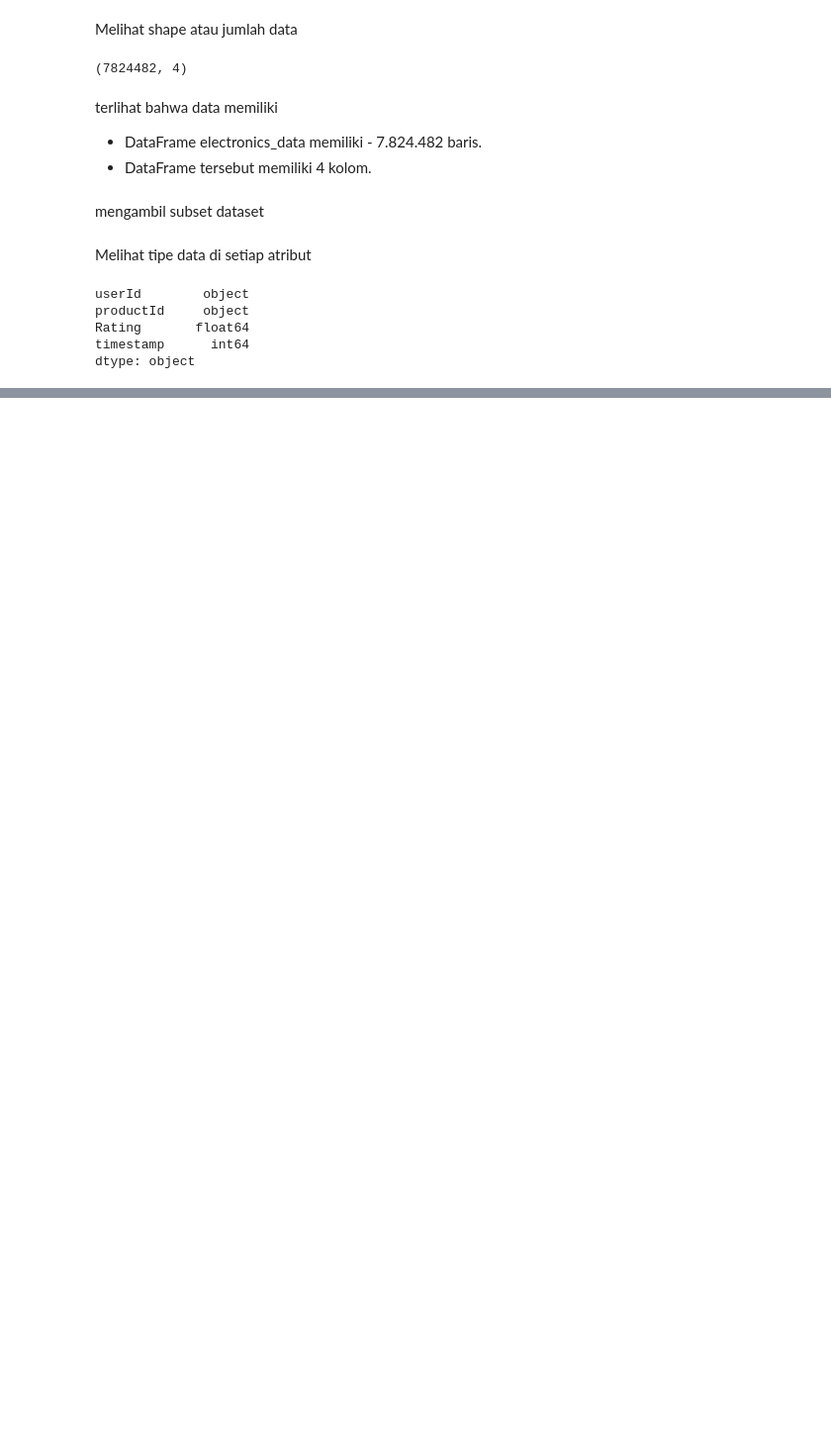
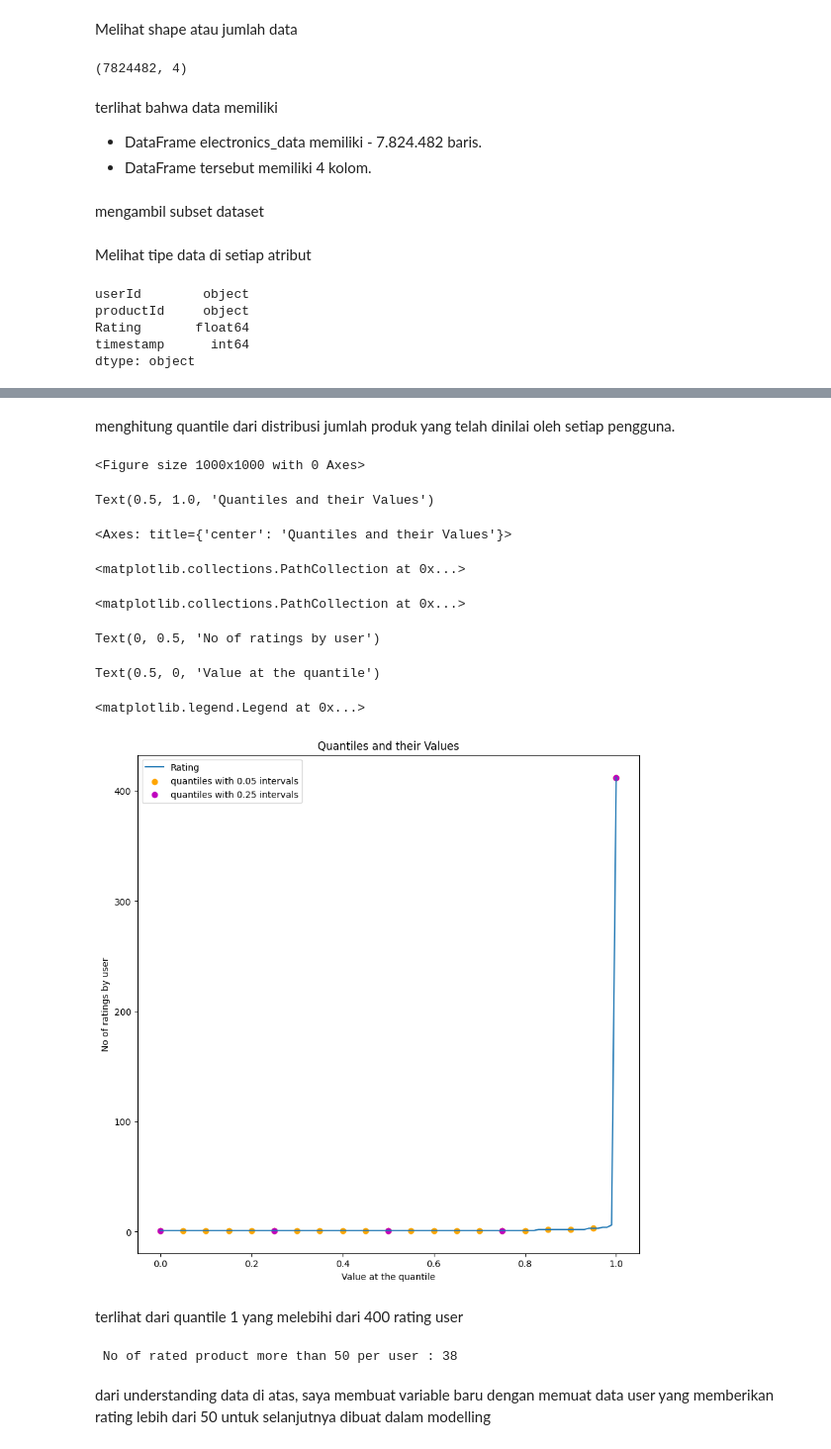
Before and after one commit to olober76/AmazonRecomsys, a Jupyter notebook: AmazonRecomSys.ipynb, the cells around one changed output, grey strips where cells are left out. Shown at 99% size. Saved outputs shown, nothing was run; the diff lists cells and outputs as text; code cells hidden in the pictures; blank space fills up the shorter version.

```diff
--- a/AmazonRecomSys.ipynb
+++ b/AmazonRecomSys.ipynb
@@ -133,0 +338,34 @@ dtype: object
+# %% [markdown]
+menghitung quantile dari distribusi jumlah produk yang telah dinilai oleh setiap pengguna.
+# %%
+quantiles = no_of_rated_products_per_user.quantile(np.arange(0,1.01,0.01), interpolation='higher')
+# %%
+plt.figure(figsize=(10,10))
+plt.title("Quantiles and their Values")
+quantiles.plot()
+# quantiles with 0.05 difference
+plt.scatter(x=quantiles.index[::5], y=quantiles.values[::5], c='orange', label="quantiles with 0.05 intervals")
+# quantiles with 0.25 difference
+plt.scatter(x=quantiles.index[::25], y=quantiles.values[::25], c='m', label = "quantiles with 0.25 intervals")
+plt.ylabel('No of ratings by user')
+plt.xlabel('Value at the quantile')
+plt.legend(loc='best')
+plt.show()
+# %% [output]
+<Figure size 1000x1000 with 0 Axes>
+Text(0.5, 1.0, 'Quantiles and their Values')
+<Axes: title={'center': 'Quantiles and their Values'}>
+<matplotlib.collections.PathCollection at 0x...>
+<matplotlib.collections.PathCollection at 0x...>
+Text(0, 0.5, 'No of ratings by user')
+Text(0.5, 0, 'Value at the quantile')
+<matplotlib.legend.Legend at 0x...>
+[figure, added]
+# %% [markdown]
+terlihat dari quantile 1 yang melebihi dari 400 rating user
+# %%
+print('\n No of rated product more than 50 per user : {}\n'.format(sum(no_of_rated_products_per_user >= 50)) )
+# %% [output]
+ No of rated product more than 50 per user : 38
+# %% [markdown]
+dari understanding data di atas, saya membuat variable baru dengan  memuat data user yang memberikan rating lebih dari 50 untuk selanjutnya dibuat dalam modelling
```
Also changed, not shown: parts of 61 cells of this notebook, 1 other file.
